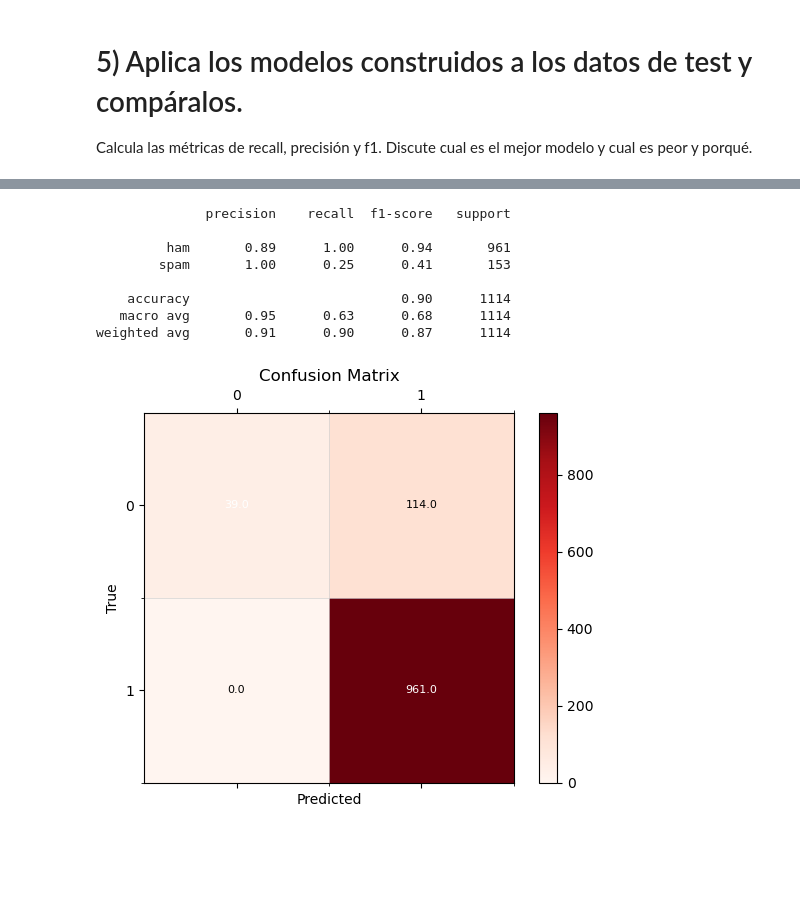
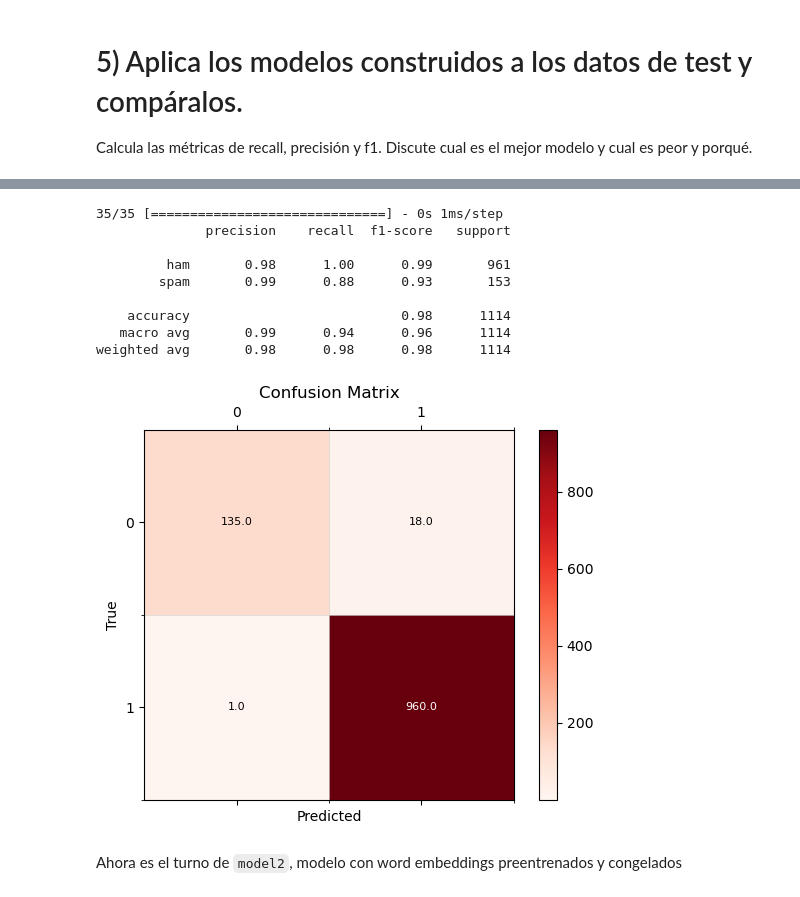
Before and after one commit to ALK222/IA2, a Jupyter notebook: labs/2024/lab4/P4_pln_2324_enunciado.ipynb, the cells around one changed output, grey strips where cells are left out. Saved outputs shown, nothing was run; the diff lists cells and outputs as text; code cells hidden in the pictures; blank space fills up the shorter version.

````diff
--- a/labs/2024/lab4/P4_pln_2324_enunciado.ipynb
+++ b/labs/2024/lab4/P4_pln_2324_enunciado.ipynb
@@ -499,7 +542,7 @@ model1.summary()
 history = model1.fit(X_train, y_train,
                     epochs=20,
                     batch_size=32,
-                    validation_data=(X_test, y_test))
+                    validation_data=(X_val, y_val))
 
 score1 = model1.evaluate(X_test, y_test)
 
@@ -716,10 +778,6 @@ def plot_confusion_matrix(y: np.ndarray, p: np.ndarray, tags) -> None:
     plt.grid(which='minor', color='lightgrey', linestyle='-', linewidth=0.5)
     fig.colorbar(cax)
     for (i, j), z in np.ndenumerate(cm):
-        if i == j:
-            ax.text(j, i, '{:0.1f}'.format(z),
-                    ha='center', va='center', fontsize=8, color='white')
-        else:
-            ax.text(j, i, '{:0.1f}'.format(z),
-                    ha='center', va='center', fontsize=8)
+        text_color = 'white' if cm[i, j] > cm.max() / 2 else 'black'  # Adjust text color based on intensity of background
+        ax.text(j, i, '{:0.1f}'.format(z), ha='center', va='center', fontsize=8, color=text_color)
     plt.show()
@@ -732,9 +855,9 @@ import matplotlib.pyplot as plt
 target_names = list(df["v1"].unique())
 
 # creamos una variable auxiliar para las predicciones
-predictions = [1 if x == 'spam' else 0 for x in tree_test_predictions]
+predictions_mnb = [1 if x == 'spam' else 0 for x in mnb_test_predictions]
 print(classification_report(
-    y_test, predictions, target_names=target_names))
+    y_test, predictions_mnb, target_names=target_names))
 
 # Dibuja la matriz de confusión.
 # Analiza los resultados obtenidos.
@@ -742,7 +865,7 @@ print(classification_report(
 
 
 # creamos la matriz de confusion
-conf_matrix = plot_confusion_matrix(y_test, predictions, len(target_names))
+conf_matrix = plot_confusion_matrix(y_test, predictions_mnb, len(target_names))
 # %% [output]
               precision    recall  f1-score   support
 
@@ -755,0 +881,20 @@ weighted avg       0.94      0.95      0.94      1114
+# %%
+def predict_binary_with_sequential_model(model, input_data, threshold=0.5):
+    """
+    Predicts the binary output labels for input data using a TensorFlow sequential model.
+
+    Args:
+    - model: A TensorFlow sequential model.
+    - input_data: Input data for prediction.
+    - threshold: Threshold for binary classification (default is 0.5).
+
+    Returns:
+    - predictions: Binary predictions.
+    """
+    input_data = np.array(input_data)
+
+    predictions_proba = model.predict(input_data)
+
+    predictions_binary = (predictions_proba > threshold).astype(int)
+
+    return predictions_binary
@@ -756,33 +903,37 @@ weighted avg       0.94      0.95      0.94      1114
 # %%
 import seaborn as sn
 import matplotlib.pyplot as plt
 %matplotlib inline
 #En el output de esta celda se puede ver que las cantidades en support cuadran en categoría con las de arriba.
 
 target_names = list(df["v1"].unique())
 
 # creamos una variable auxiliar para las predicciones
-predictions = [1 if x == 'spam' else 0 for x in knn_test_predictions]
+
+predictions_m1 = predict_binary_with_sequential_model(model1, X_test)
 print(classification_report(
-    y_test, predictions, target_names=target_names))
+    y_test, predictions_m1, target_names=target_names))
 
 # Dibuja la matriz de confusión.
 # Analiza los resultados obtenidos.
 #------------------------------------------------------------------------------
 
 
 # creamos la matriz de confusion
-conf_matrix = plot_confusion_matrix(y_test, predictions, len(target_names))
+conf_matrix = plot_confusion_matrix(y_test, predictions_m1, len(target_names))
 # %% [output]
+35/35 [==============================] - 0s 1ms/step
               precision    recall  f1-score   support
 
-         ham       0.89      1.00      0.94       961
-        spam       1.00      0.25      0.41       153
+         ham       0.98      1.00      0.99       961
+        spam       0.99      0.88      0.93       153
 
-    accuracy                           0.90      1114
-   macro avg       0.95      0.63      0.68      1114
-weighted avg       0.91      0.90      0.87      1114
+    accuracy                           0.98      1114
+   macro avg       0.99      0.94      0.96      1114
+weighted avg       0.98      0.98      0.98      1114
-[figure, old version]
+[figure, new version]
+# %% [markdown]
+Ahora es el turno de ```model2```, modelo con word embeddings preentrenados y congelados
 # %%
 import seaborn as sn
 import matplotlib.pyplot as plt
````
Also changed, not shown: parts of 57 cells of this notebook, 1 other file.
